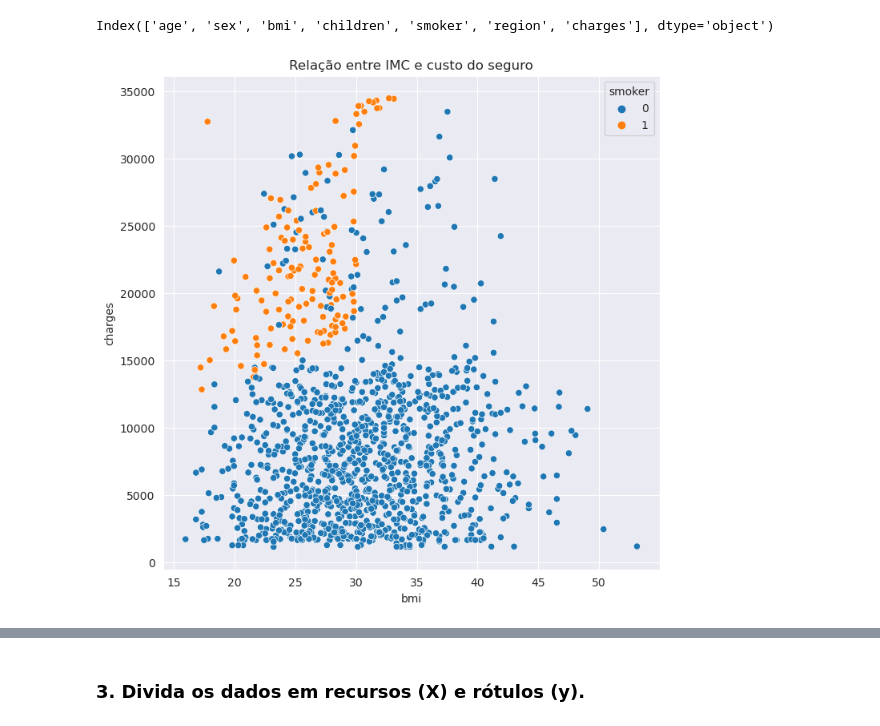
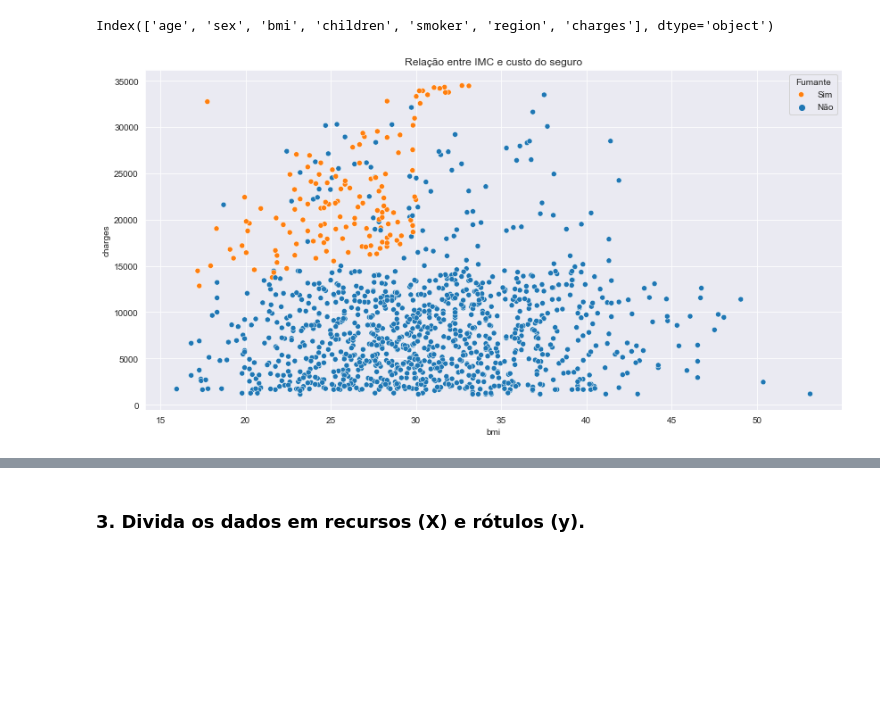
Before and after one commit to pveinberg/formacao_ML_minsait, a Jupyter notebook: Notebooks/Aula01/exercicios-v02/seguros.ipynb, the cells around one changed output, grey strips where cells are left out. Saved outputs shown, nothing was run; the diff lists cells and outputs as text; code cells hidden in the pictures; blank space fills up the shorter version.

```diff
--- a/Notebooks/Aula01/exercicios-v02/seguros.ipynb
+++ b/Notebooks/Aula01/exercicios-v02/seguros.ipynb
@@ -30,6 +30,7 @@ warnings.filterwarnings("ignore")
 ## Configs
 # %%
 PLOT_MEDIUM = (8,8)
+PLOT_WIDE = (14,7)
 sns.set_style('darkgrid')
 # %% [markdown]
 ## Carregamento de dados
@@ -121,12 +122,13 @@ data.columns
 Index(['age', 'sex', 'bmi', 'children', 'smoker', 'region', 'charges'], dtype='object')
 # %%
 # imc
-plt.figure(figsize=PLOT_MEDIUM)
+plt.figure(figsize=PLOT_WIDE)
 sns.scatterplot(data, x='bmi', y='charges', hue='smoker')
 plt.title("Relação entre IMC e custo do seguro")
+plt.legend(title='Fumante', labels=['Sim', 'Não'])
 plt.show()
 
 # fumantes pagam valores mais altos, porêm são mais magros!
 # %% [output]
-[figure, old version]
+[figure, new version]
 # %%
```
Also changed, not shown: parts of 14 cells of this notebook.
